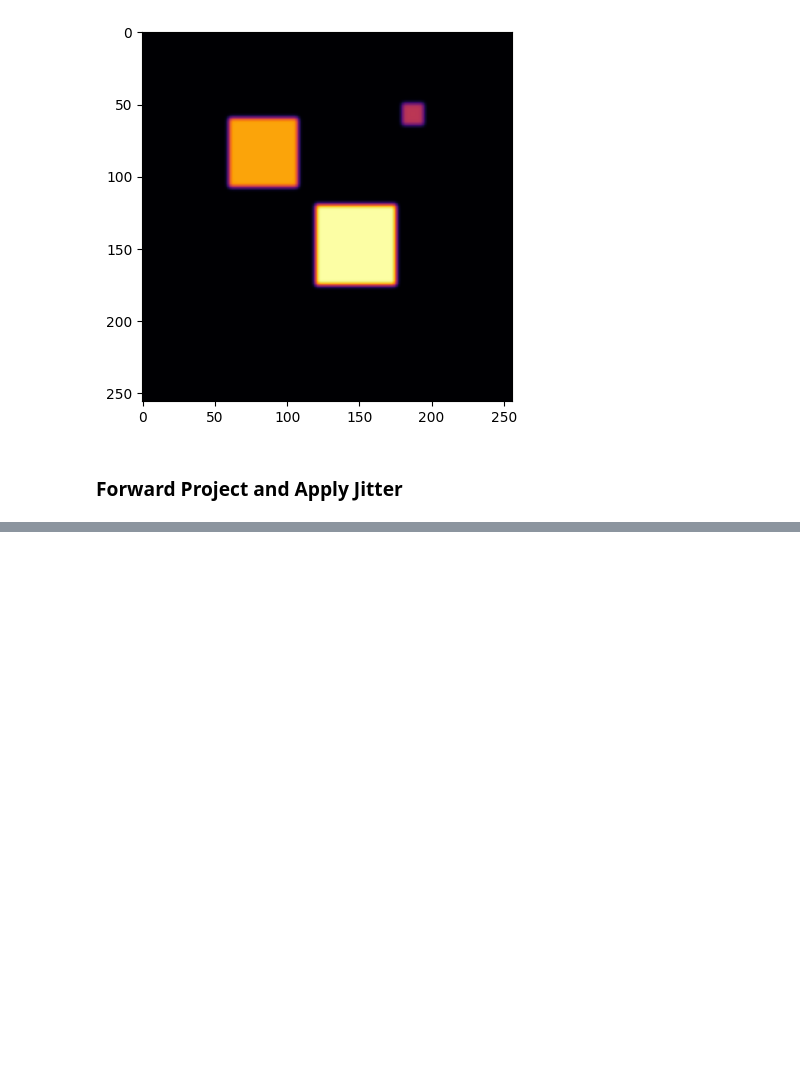
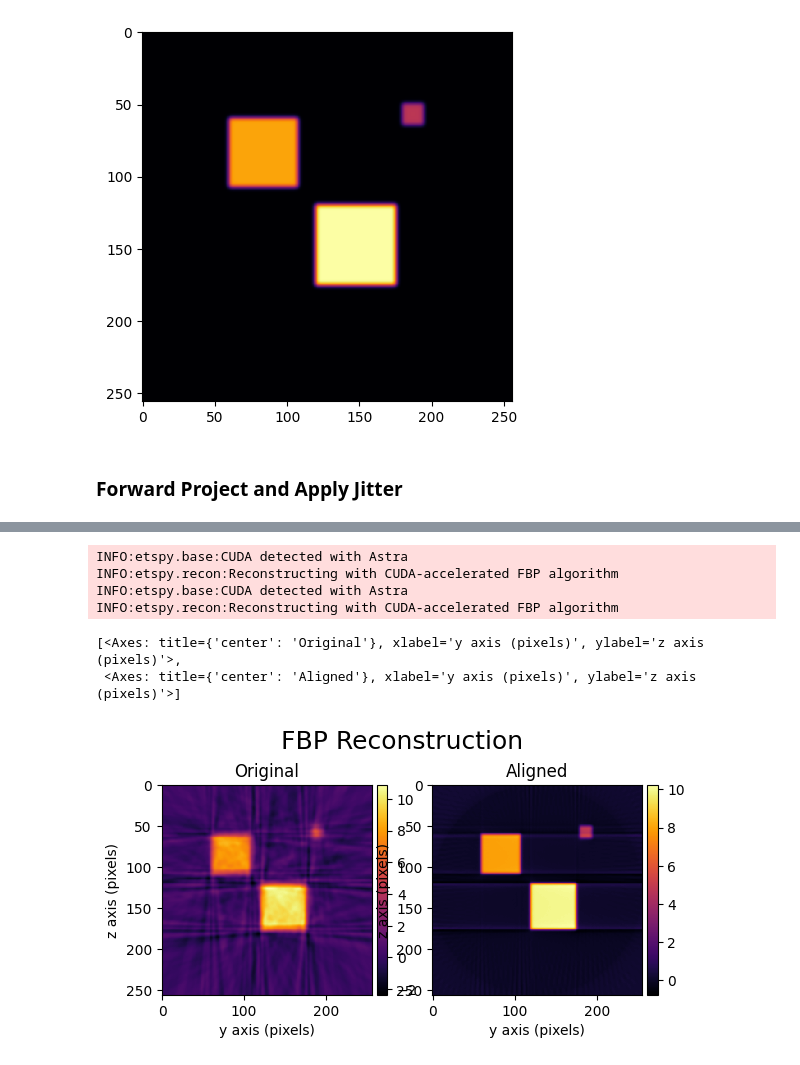
Before and after one commit to usnistgov/etspy, a Jupyter notebook: docs/examples/projection_matching_demo.ipynb, the cells around one changed output, grey strips where cells are left out. Saved outputs shown, nothing was run; the diff lists cells and outputs as text; code cells hidden in the pictures; blank space fills up the shorter version.

```diff
--- a/docs/examples/projection_matching_demo.ipynb
+++ b/docs/examples/projection_matching_demo.ipynb
@@ -69,0 +95,13 @@ s = shifted.extract_sinogram(0).plot()
+# %%
+rec_shifted = shifted.reconstruct()
+rec_aligned = aligned.reconstruct()
+hs.plot.plot_images([rec_shifted.inav[0], rec_aligned.inav[0]], cmap='inferno', label=["Original", "Aligned"],
+                    suptitle="FBP Reconstruction")
+# %% [output]
+INFO:etspy.base:CUDA detected with Astra
+INFO:etspy.recon:Reconstructing with CUDA-accelerated FBP algorithm
+INFO:etspy.base:CUDA detected with Astra
+INFO:etspy.recon:Reconstructing with CUDA-accelerated FBP algorithm
+[<Axes: title={'center': 'Original'}, xlabel='y axis (pixels)', ylabel='z axis (pixels)'>,
+ <Axes: title={'center': 'Aligned'}, xlabel='y axis (pixels)', ylabel='z axis (pixels)'>]
+[figure, added]
```
Also changed, not shown: parts of 9 cells of this notebook.
